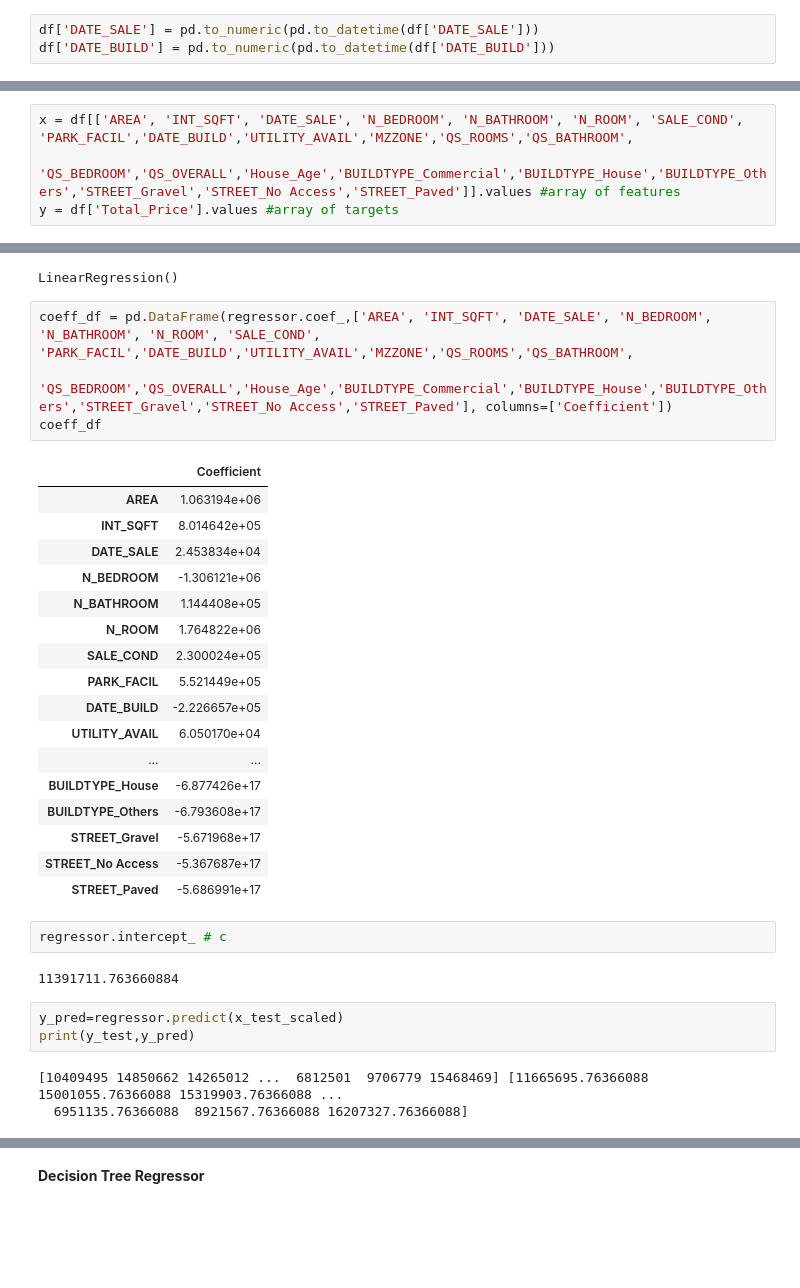
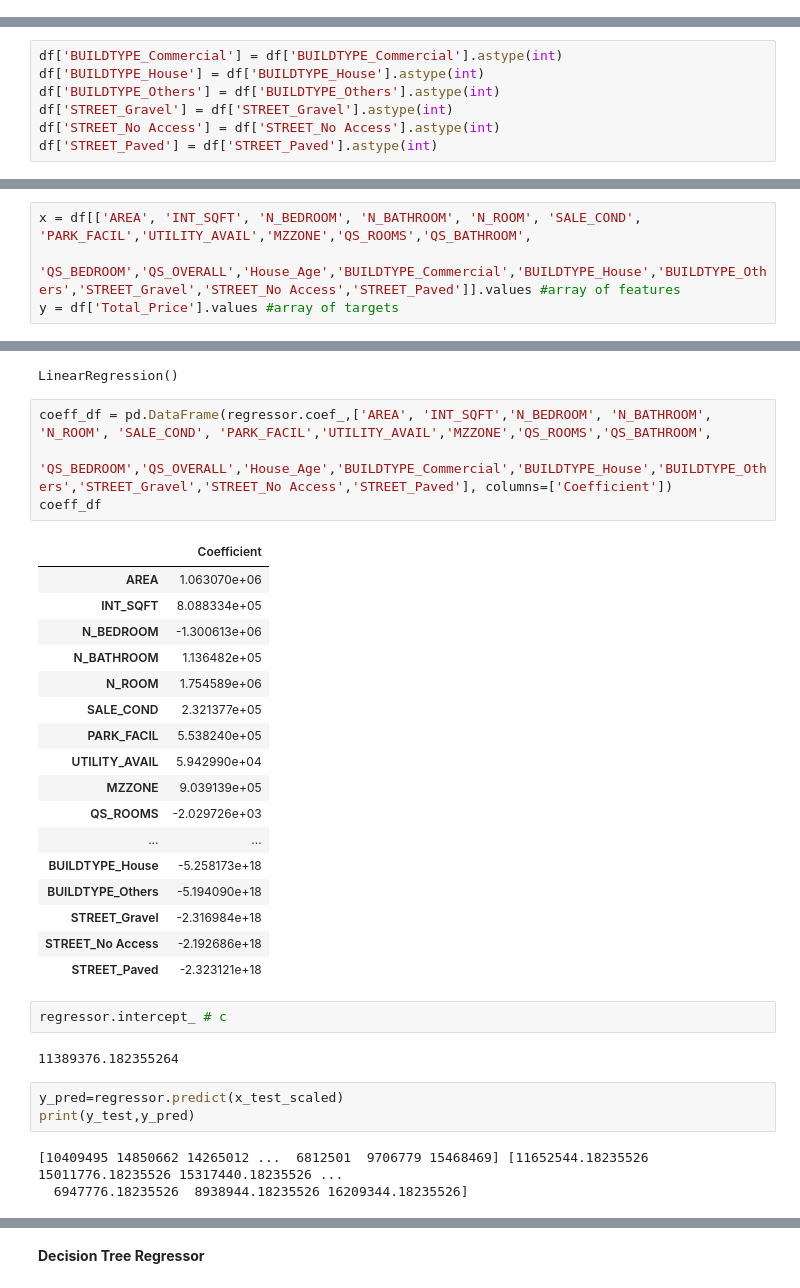
Before and after one commit to vishal1691/Chennai_HousePrice_PredictionProject, a Jupyter notebook: Chennai_HousePrice_Prediction.ipynb, the cells around one changed output, grey strips where cells are left out. Drawn from its saved outputs; the diff is of its cells as text; blank space fills up the shorter version.

```diff
--- a/Chennai_HousePrice_Prediction.ipynb
+++ b/Chennai_HousePrice_Prediction.ipynb
@@ -1161,9 +1165,6 @@ df[['QS_OVERALL','Total_Price']].corr()
 |  | QS_OVERALL | Total_Price |
 | QS_OVERALL | 1.000000 | 0.012608 |
 | Total_Price | 0.012608 | 1.000000 |
-# %%
-df['DATE_SALE'] = pd.to_numeric(pd.to_datetime(df['DATE_SALE']))
-df['DATE_BUILD'] = pd.to_numeric(pd.to_datetime(df['DATE_BUILD']))
 # %%
 df.info()
 # %% [output]
@@ -1186,0 +1188,7 @@ memory usage: 985.9 KB
+# %%
+df['BUILDTYPE_Commercial'] = df['BUILDTYPE_Commercial'].astype(int)
+df['BUILDTYPE_House'] = df['BUILDTYPE_House'].astype(int)
+df['BUILDTYPE_Others'] = df['BUILDTYPE_Others'].astype(int)
+df['STREET_Gravel'] = df['STREET_Gravel'].astype(int)
+df['STREET_No Access'] = df['STREET_No Access'].astype(int)
+df['STREET_Paved'] = df['STREET_Paved'].astype(int)
@@ -1187,7 +1215,7 @@ memory usage: 985.9 KB
 # %% [markdown]
 # Split and Scale
 # %%
-x = df[['AREA', 'INT_SQFT', 'DATE_SALE', 'N_BEDROOM', 'N_BATHROOM', 'N_ROOM', 'SALE_COND', 'PARK_FACIL','DATE_BUILD','UTILITY_AVAIL','MZZONE','QS_ROOMS','QS_BATHROOM',
+x = df[['AREA', 'INT_SQFT', 'N_BEDROOM', 'N_BATHROOM', 'N_ROOM', 'SALE_COND', 'PARK_FACIL','UTILITY_AVAIL','MZZONE','QS_ROOMS','QS_BATHROOM',
        'QS_BEDROOM','QS_OVERALL','House_Age','BUILDTYPE_Commercial','BUILDTYPE_House','BUILDTYPE_Others','STREET_Gravel','STREET_No Access','STREET_Paved']].values #array of features
 y = df['Total_Price'].values #array of targets
 # %%
@@ -1236,37 +1252,37 @@ regressor.fit(x_train_scaled,y_train)
 # %% [output]
 LinearRegression()
 # %%
-coeff_df = pd.DataFrame(regressor.coef_,['AREA', 'INT_SQFT', 'DATE_SALE', 'N_BEDROOM', 'N_BATHROOM', 'N_ROOM', 'SALE_COND', 'PARK_FACIL','DATE_BUILD','UTILITY_AVAIL','MZZONE','QS_ROOMS','QS_BATHROOM',
+coeff_df = pd.DataFrame(regressor.coef_,['AREA', 'INT_SQFT','N_BEDROOM', 'N_BATHROOM', 'N_ROOM', 'SALE_COND', 'PARK_FACIL','UTILITY_AVAIL','MZZONE','QS_ROOMS','QS_BATHROOM',
        'QS_BEDROOM','QS_OVERALL','House_Age','BUILDTYPE_Commercial','BUILDTYPE_House','BUILDTYPE_Others','STREET_Gravel','STREET_No Access','STREET_Paved'], columns=['Coefficient'])
 coeff_df
 # %% [output]
 |  | Coefficient |
-| AREA | 1.063194e+06 |
-| INT_SQFT | 8.014642e+05 |
-| DATE_SALE | 2.453834e+04 |
-| N_BEDROOM | -1.306121e+06 |
-| N_BATHROOM | 1.144408e+05 |
-| N_ROOM | 1.764822e+06 |
-| SALE_COND | 2.300024e+05 |
-| PARK_FACIL | 5.521449e+05 |
-| DATE_BUILD | -2.226657e+05 |
-| UTILITY_AVAIL | 6.050170e+04 |
+| AREA | 1.063070e+06 |
+| INT_SQFT | 8.088334e+05 |
+| N_BEDROOM | -1.300613e+06 |
+| N_BATHROOM | 1.136482e+05 |
+| N_ROOM | 1.754589e+06 |
+| SALE_COND | 2.321377e+05 |
+| PARK_FACIL | 5.538240e+05 |
+| UTILITY_AVAIL | 5.942990e+04 |
+| MZZONE | 9.039139e+05 |
+| QS_ROOMS | -2.029726e+03 |
 | ... | ... |
-| BUILDTYPE_House | -6.877426e+17 |
-| BUILDTYPE_Others | -6.793608e+17 |
-| STREET_Gravel | -5.671968e+17 |
-| STREET_No Access | -5.367687e+17 |
-| STREET_Paved | -5.686991e+17 |
+| BUILDTYPE_House | -5.258173e+18 |
+| BUILDTYPE_Others | -5.194090e+18 |
+| STREET_Gravel | -2.316984e+18 |
+| STREET_No Access | -2.192686e+18 |
+| STREET_Paved | -2.323121e+18 |
 # %%
 regressor.intercept_ # c
 # %% [output]
-11391711.763660884
+11389376.182355264
 # %%
 y_pred=regressor.predict(x_test_scaled)
 print(y_test,y_pred)
 # %% [output]
-[10409495 14850662 14265012 ...  6812501  9706779 15468469] [11665695.76366088 15001055.76366088 15319903.76366088 ...
-  6951135.76366088  8921567.76366088 16207327.76366088]
+[10409495 14850662 14265012 ...  6812501  9706779 15468469] [11652544.18235526 15011776.18235526 15317440.18235526 ...
+  6947776.18235526  8938944.18235526 16209344.18235526]
 # %%
 df1 = pd.DataFrame({'Actual': y_test, 'Predicted': y_pred})
 df1
```
Also changed, not shown: parts of 36 cells of this notebook.
